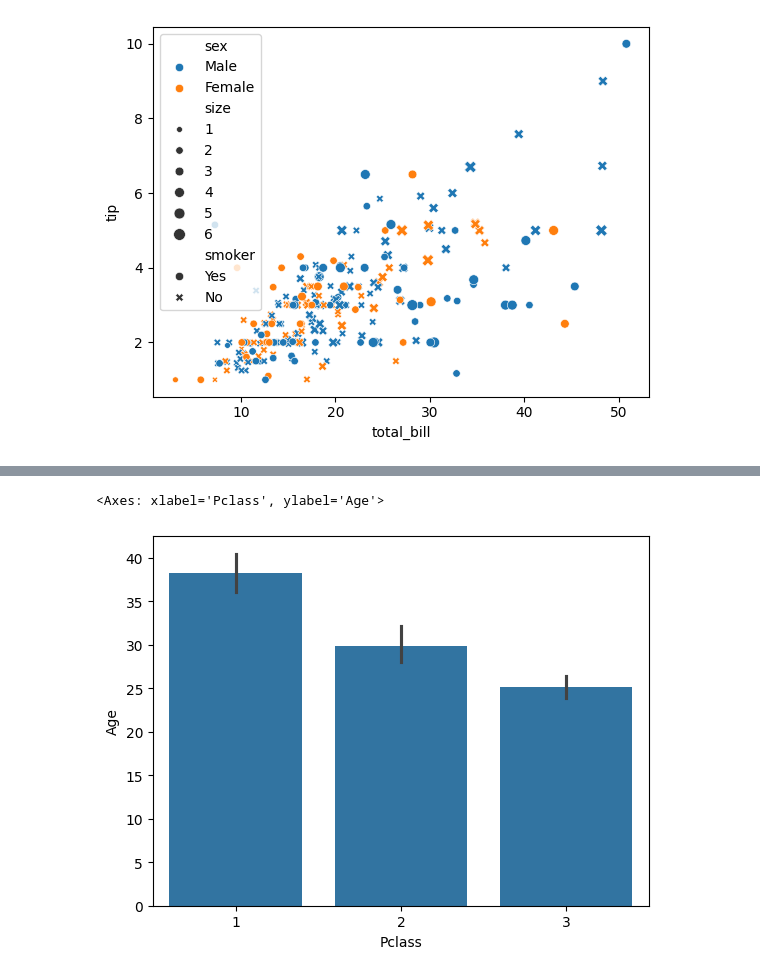
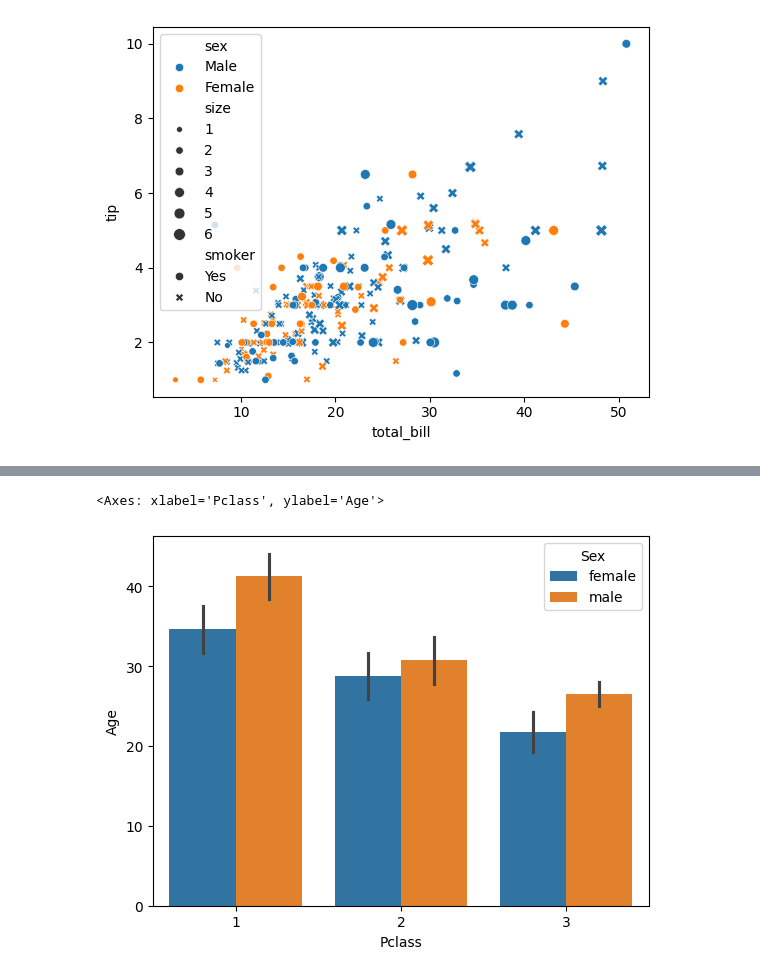
Before and after one commit to aratikur/100-days-of-ML, a Jupyter notebook: underestandData.ipynb, the cells around one changed output, grey strips where cells are left out. Saved outputs shown, nothing was run; the diff lists cells and outputs as text; code cells hidden in the pictures.

```diff
--- a/underestandData.ipynb
+++ b/underestandData.ipynb
@@ -173,7 +173,7 @@ titanic.head()
 | 3 | 4 | 1 | 1 | Futrelle, Mrs. Jacques Heath (Lil... | female | 35.0 | 1 | 0 | 113803 | 53.1000 | ... |
 | 4 | 5 | 0 | 3 | Allen, Mr. William Henry | male | 35.0 | 0 | 0 | 373450 | 8.0500 | ... |
 # %%
-sns.barplot(data= titanic, x= 'Pclass', y='Age')
+sns.barplot(data= titanic, x= 'Pclass', y='Age', hue='Sex')
 # %% [output]
 <Axes: xlabel='Pclass', ylabel='Age'>
-[figure, old version]
+[figure, new version]
```
Also changed, not shown: parts of 4 cells of this notebook.
